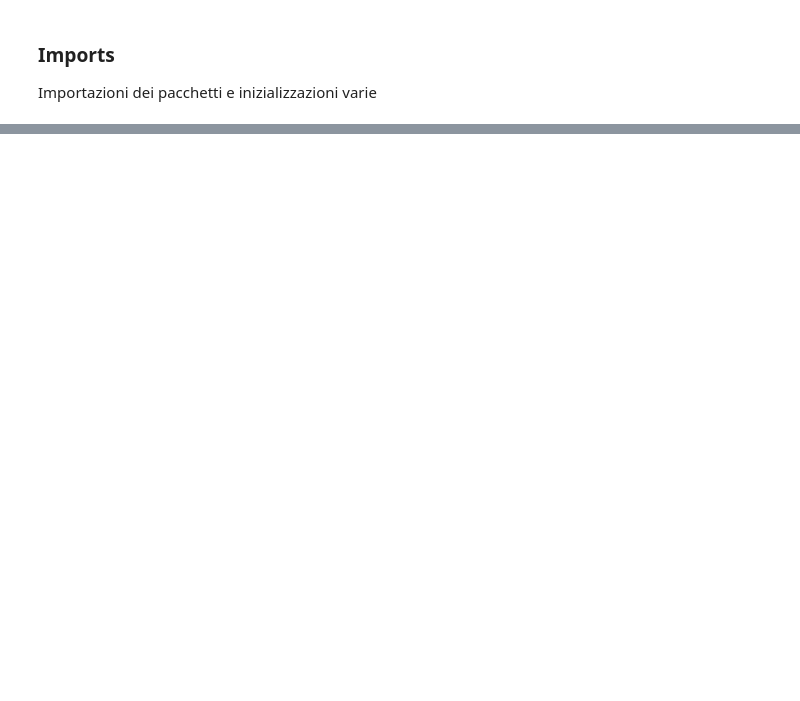
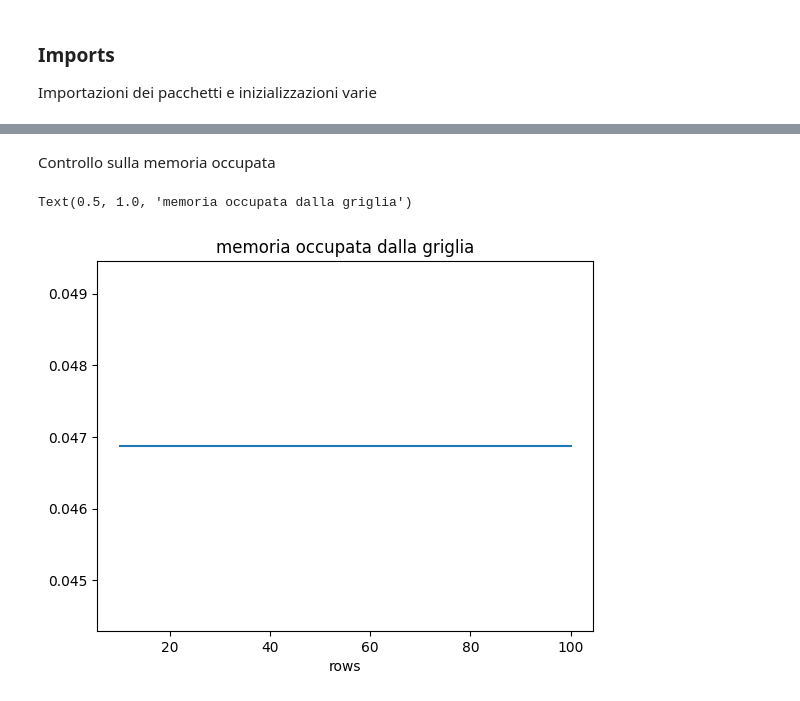
Before and after one commit to nikbet98/ProgettoAlgoritmi, a Jupyter notebook: test.ipynb, the cells around one changed output, grey strips where cells are left out. Cells and saved outputs as stored; diff of their text form; code cells hidden in the pictures; blank space fills up the shorter version.

```diff
--- a/test.ipynb
+++ b/test.ipynb
@@ -83,0 +71,9 @@ plt.show()
+# %% [markdown]
+Controllo sulla memoria occupata
+# %%
+df_normale["mem_grid"].plot()
+
+plt.title("memoria occupata dalla griglia")
+# %% [output]
+Text(0.5, 1.0, 'memoria occupata dalla griglia')
+[figure, added]
```
Also changed, not shown: parts of 37 cells of this notebook, 2 other files.
